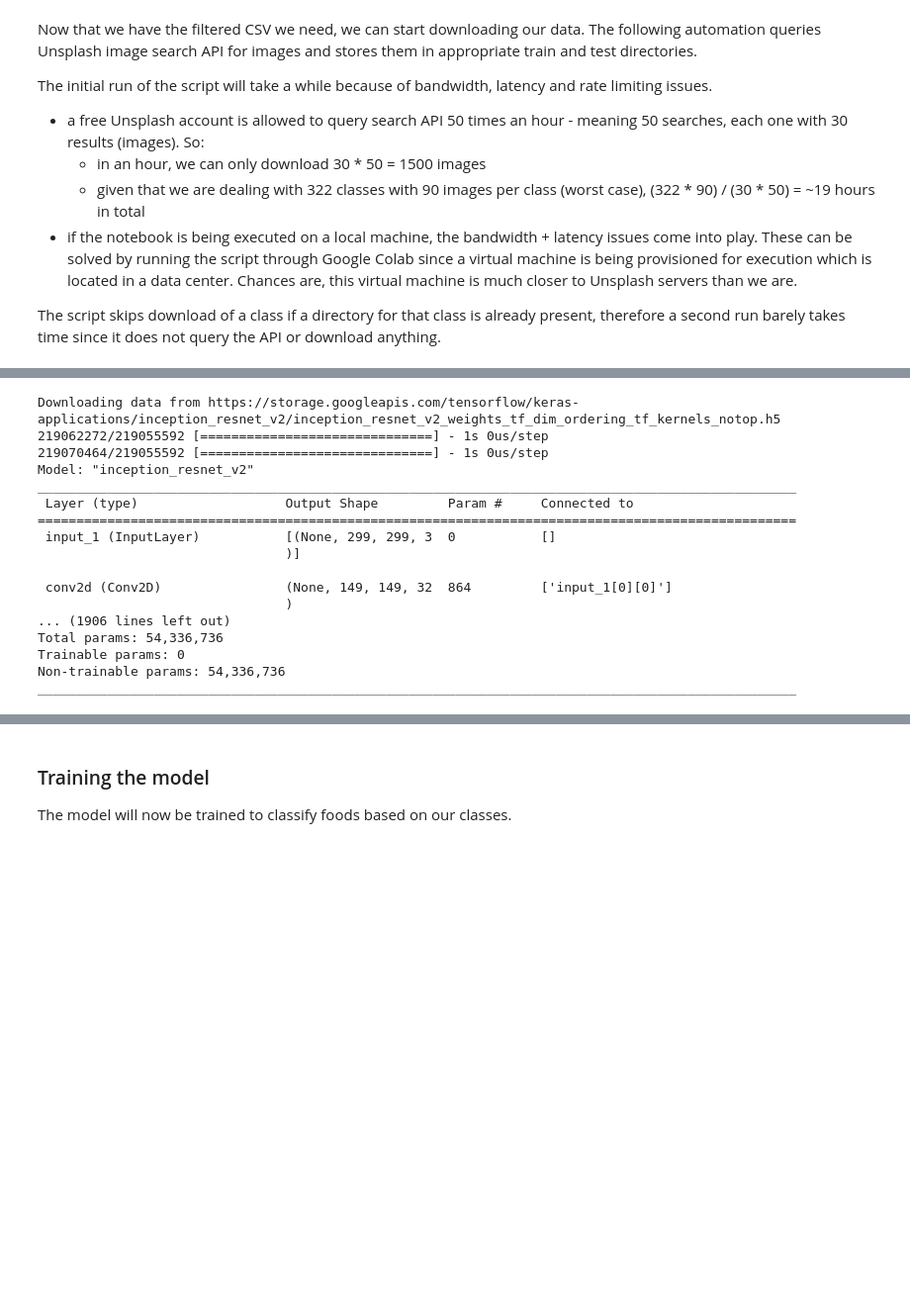
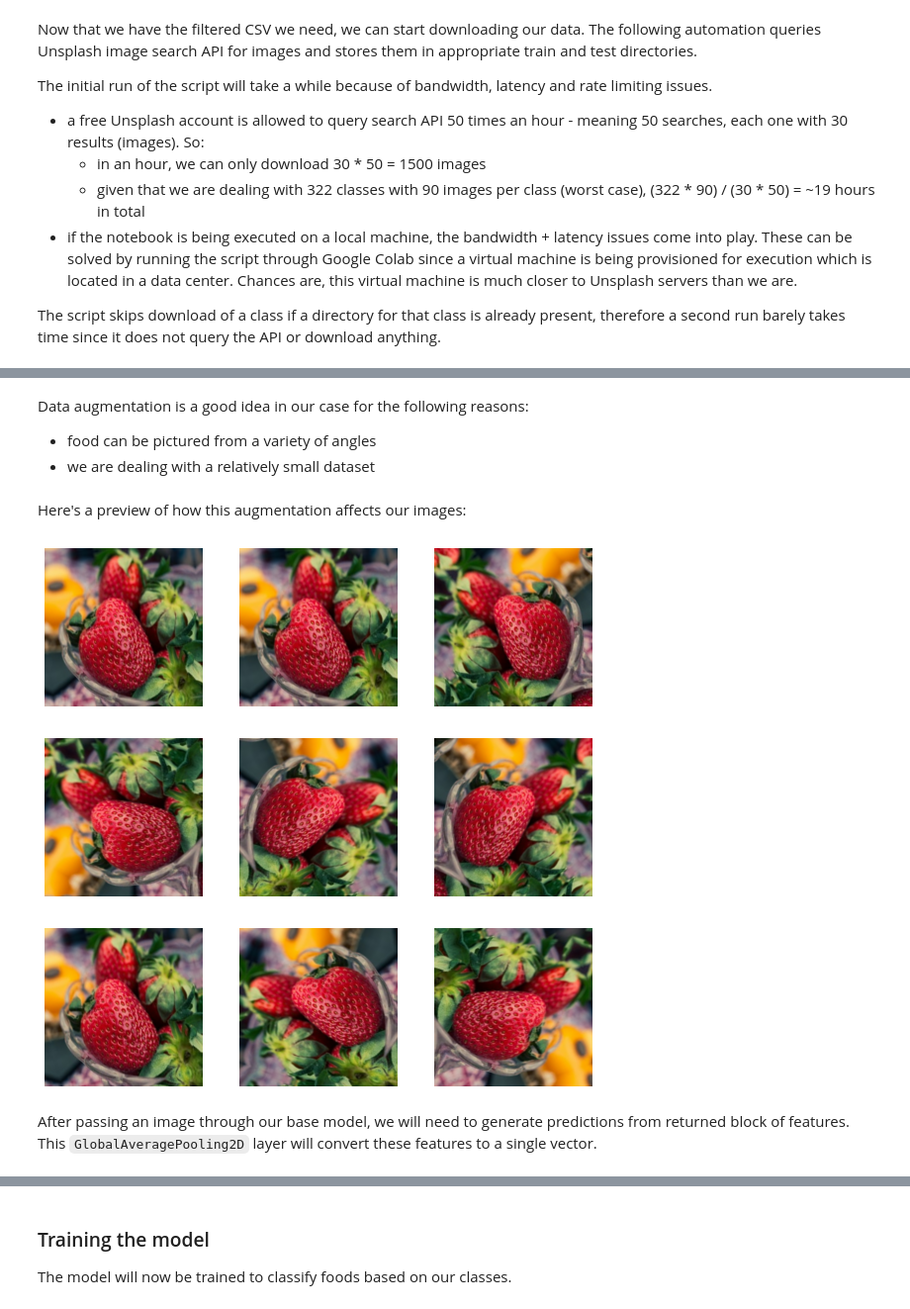
Before and after one commit to vlad-pbr/caloriephone, a Jupyter notebook: model/model.ipynb, the cells around one changed output, grey strips where cells are left out. Shown: that part at 99% size. Drawn from its saved outputs; the diff is of its cells as text; code cells hidden in the pictures; blank space fills up the shorter version.

```diff
--- a/model/model.ipynb
+++ b/model/model.ipynb
@@ -20,6 +28,7 @@ tf.__version__
 # InceptionResNetV2 accepts 299x299 images as input
 IMG_SIZE = (299, 299)
 IMG_SHAPE = IMG_SIZE + (3,)
+BATCH_SIZE = 32
 MOUNT_PATH = '/mnt/drive'
 DATA_DIR = '/mnt/drive/MyDrive/caloriephone/data'
 
@@ -722,0 +710,25 @@ test_set = train_gen.flow_from_directory( f"{DATA_DIR}/test",
+# %%
+# read entire dataset and split to train, validation and test sets
+training_set = tf.keras.utils.image_dataset_from_directory( f"{DATA_DIR}/train",
+                                                            shuffle=True,
+                                                            batch_size=BATCH_SIZE,
+                                                            image_size=IMG_SIZE,
+                                                            label_mode='categorical',
+                                                            validation_split=0.2,
+                                                            seed=42,
+                                                            subset='training')
+
+validation_set = tf.keras.utils.image_dataset_from_directory(   f"{DATA_DIR}/train",
+                                                                shuffle=True,
+                                                                batch_size=BATCH_SIZE,
+                                                                image_size=IMG_SIZE,
+                                                                label_mode='categorical',
+                                                                validation_split=0.2,
+                                                                seed=42,
+                                                                subset='validation')
+
+test_set = tf.keras.utils.image_dataset_from_directory( f"{DATA_DIR}/test",
+                                                        shuffle=True,
+                                                        batch_size=BATCH_SIZE,
+                                                        image_size=IMG_SIZE,
+                                                        label_mode='categorical')
@@ -722,0 +752,4 @@ test_set = train_gen.flow_from_directory( f"{DATA_DIR}/test",
+# %%
+training_set = training_set.prefetch(buffer_size=tf.data.AUTOTUNE)
+validation_set = validation_set.prefetch(buffer_size=tf.data.AUTOTUNE)
+test_set = test_set.prefetch(buffer_size=tf.data.AUTOTUNE)
@@ -732,35 +773,25 @@ TODO
+# %% [markdown]
+Data augmentation is a good idea in our case for the following reasons:
+- food can be pictured from a variety of angles
+- we are dealing with a relatively small dataset
 # %%
 # init base layer with augmentations
 data_augmentation = tf.keras.Sequential([
   tf.keras.layers.RandomFlip('horizontal'),
-  tf.keras.layers.RandomRotation(0.5),
+  tf.keras.layers.RandomRotation(0.2),
 ])
-# %%
-# init base model
-base_model = base_model_function(   input_shape=IMG_SHAPE,
-                                    include_top=False,
-                                    weights='imagenet')
-
-# freeze base layers
-base_model.trainable = False
-
-# show summary of our basic model
-base_model.summary()
-# %% [output]
-Downloading data from https://storage.googleapis.com/tensorflow/keras-applications/inception_resnet_v2/inception_resnet_v2_weights_tf_dim_ordering_tf_kernels_notop.h5
-219062272/219055592 [==============================] - 1s 0us/step
-219070464/219055592 [==============================] - 1s 0us/step
-Model: "inception_resnet_v2"
-__________________________________________________________________________________________________
- Layer (type)                   Output Shape         Param #     Connected to
-==================================================================================================
- input_1 (InputLayer)           [(None, 299, 299, 3  0           []
-                                )]
-
- conv2d (Conv2D)                (None, 149, 149, 32  864         ['input_1[0][0]']
-                                )
-... (1906 lines left out)
-Total params: 54,336,736
-Trainable params: 0
-Non-trainable params: 54,336,736
-__________________________________________________________________________________________________
+# %% [markdown]
+Here's a preview of how this augmentation affects our images:
+# %%
+for image, _ in training_set.take(1):
+  plt.figure(figsize=(10, 10))
+  first_image = image[0]
+  for i in range(9):
+    ax = plt.subplot(3, 3, i + 1)
+    augmented_image = data_augmentation(tf.expand_dims(first_image, 0), training=True)
+    plt.imshow(augmented_image[0] / 255)
+    plt.axis('off')
+# %% [output]
+[figure, added]
+# %% [markdown]
+After passing an image through our base model, we will need to generate predictions from returned block of features. This `GlobalAveragePooling2D` layer will convert these features to a single vector.
```
Also changed, not shown: parts of 32 cells of this notebook.
